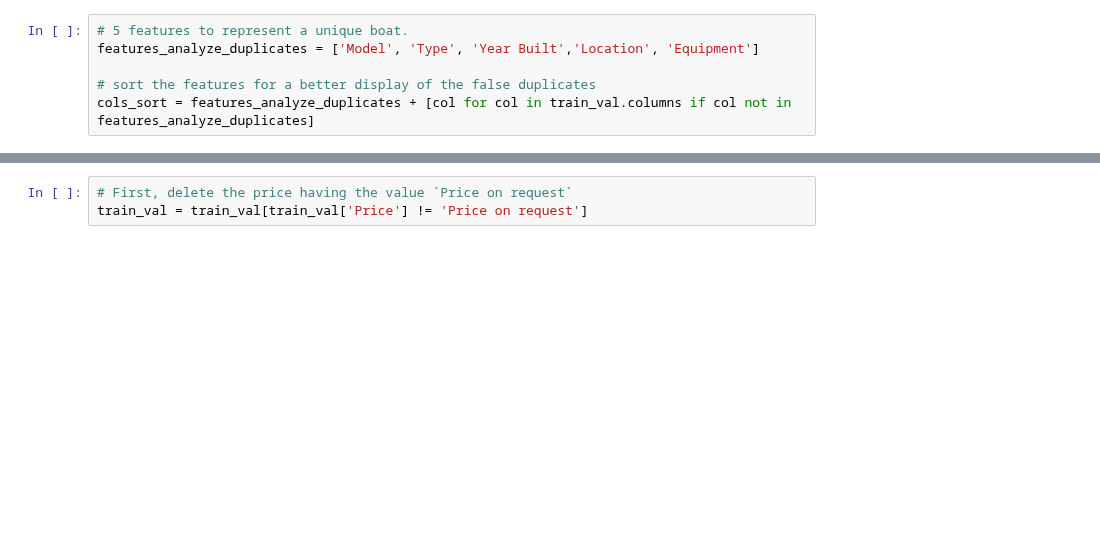
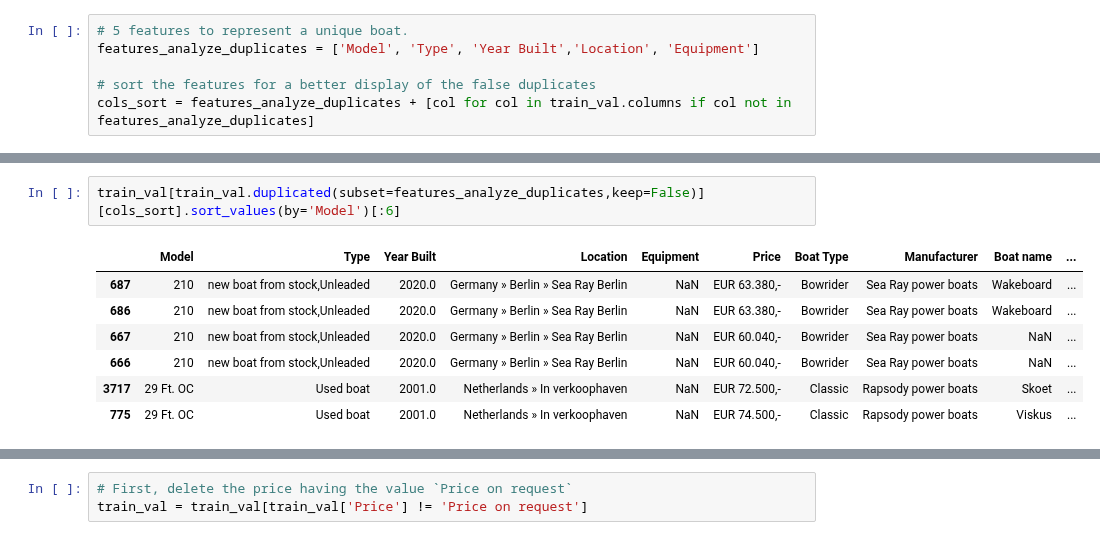
Before and after one commit to kristy25/AcademyPublic, a Jupyter notebook: Untitled1.ipynb, the cells around one changed output, grey strips where cells are left out. Drawn from its saved outputs; the diff is of its cells as text; blank space fills up the shorter version.

```diff
--- a/Untitled1.ipynb
+++ b/Untitled1.ipynb
@@ -820,0 +879,10 @@ train_val = train_val.drop_duplicates(keep='first')
+# %%
+train_val[train_val.duplicated(subset=features_analyze_duplicates,keep=False)][cols_sort].sort_values(by='Model')[:6]
+# %% [output]
+|  | Model | Type | Year Built | Location | Equipment | Price | Boat Type | Manufacturer | Boat name | ... |
+| 687 | 210 | new boat from stock,Unleaded | 2020.0 | Germany » Berlin » Sea Ray Berlin | NaN | EUR 63.380,- | Bowrider | Sea Ray power boats | Wakeboard | ... |
+| 686 | 210 | new boat from stock,Unleaded | 2020.0 | Germany » Berlin » Sea Ray Berlin | NaN | EUR 63.380,- | Bowrider | Sea Ray power boats | Wakeboard | ... |
+| 667 | 210 | new boat from stock,Unleaded | 2020.0 | Germany » Berlin » Sea Ray Berlin | NaN | EUR 60.040,- | Bowrider | Sea Ray power boats | NaN | ... |
+| 666 | 210 | new boat from stock,Unleaded | 2020.0 | Germany » Berlin » Sea Ray Berlin | NaN | EUR 60.040,- | Bowrider | Sea Ray power boats | NaN | ... |
+| 3717 | 29 Ft. OC | Used boat | 2001.0 | Netherlands » In verkoophaven | NaN | EUR 72.500,- | Classic | Rapsody power boats | Skoet | ... |
+| 775 | 29 Ft. OC | Used boat | 2001.0 | Netherlands » In verkoophaven | NaN | EUR 74.500,- | Classic | Rapsody power boats | Viskus | ... |
```
Also changed, not shown: parts of 16 cells of this notebook.
